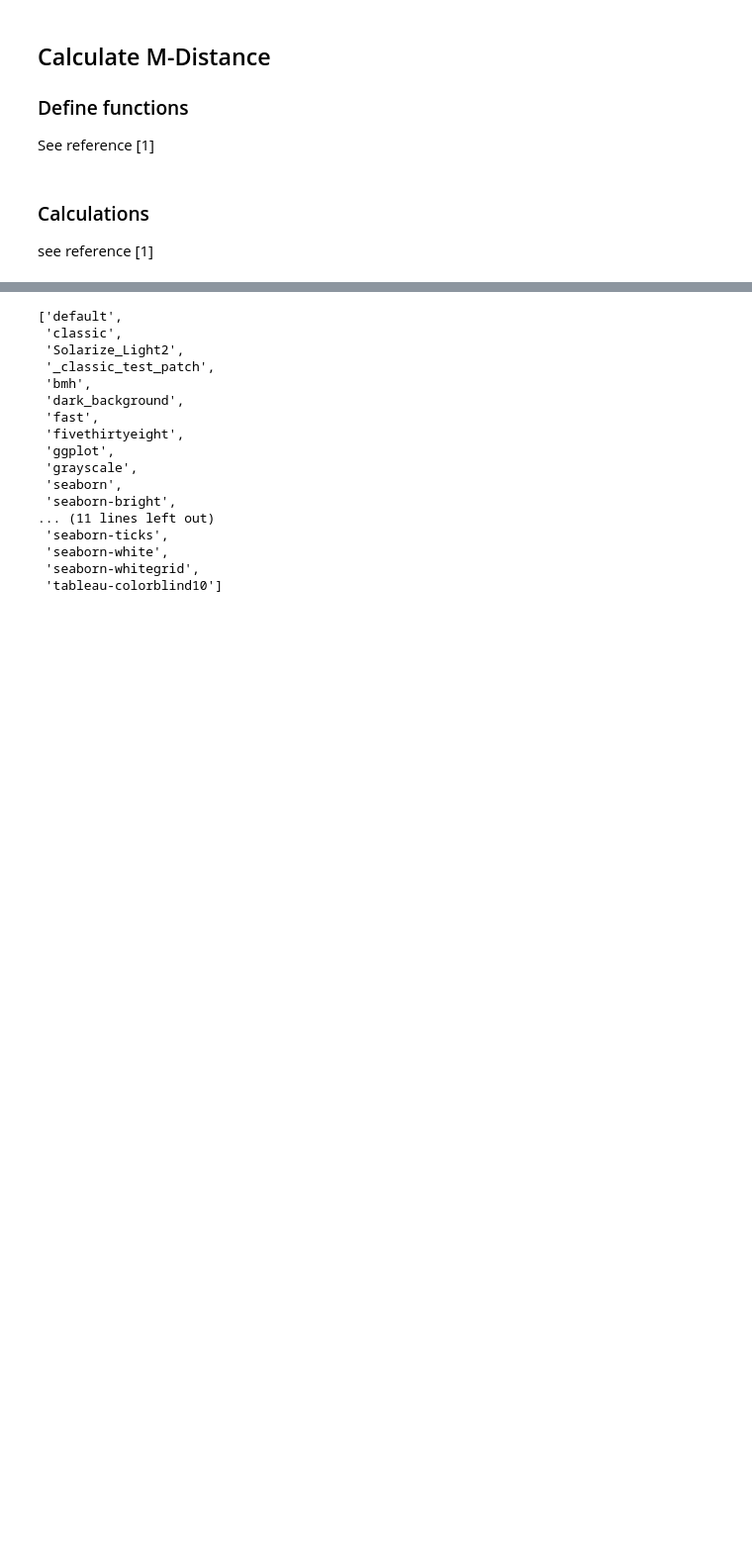
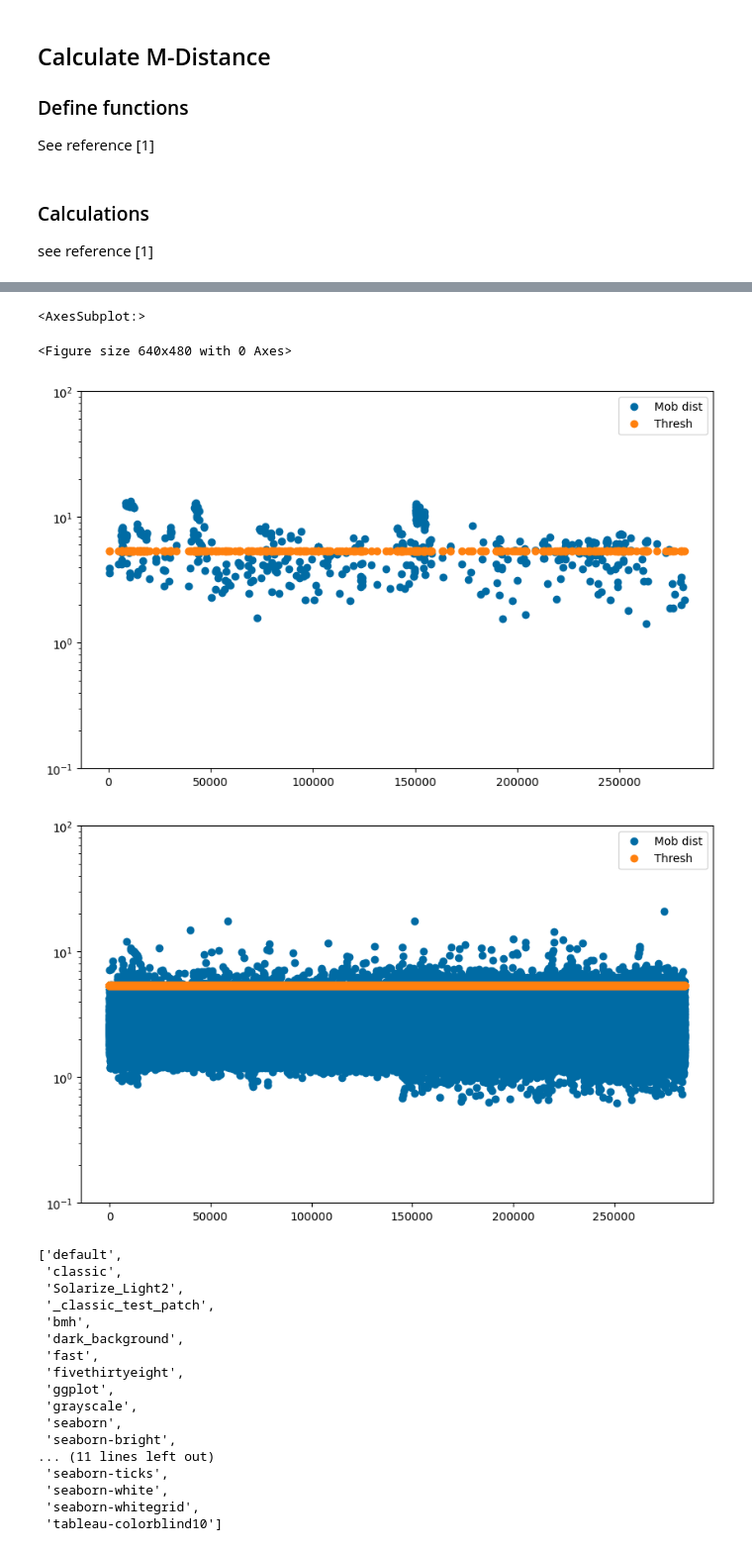
Before and after one commit to vivienneprince/ML-Proj, a Jupyter notebook: PCA_Demo.ipynb, the cells around one changed output, grey strips where cells are left out. Shown at 99% size. Cells and saved outputs as stored; diff of their text form; code cells hidden in the pictures; blank space fills up the shorter version.

```diff
--- a/PCA_Demo.ipynb
+++ b/PCA_Demo.ipynb
@@ -213,3 +232,12 @@ anomaly_alldata[anomaly_alldata['Class']==0 ].drop(['Correct','Class'], axis=1).
+# %%
+plt.figure()
+anomaly_alldata[anomaly_alldata['Class']==1 ].drop(['Correct','Class'], axis=1).plot(marker = 'o', linewidth=0, logy=True, figsize = (10,6), ylim = [1e-1,1e2])
+anomaly_alldata[anomaly_alldata['Class']==0 ].drop(['Correct','Class'], axis=1).plot(marker = 'o', linewidth=0, logy=True, figsize = (10,6), ylim = [1e-1,1e2])
+# %% [output]
+<AxesSubplot:>
+<Figure size 640x480 with 0 Axes>
+[figure, added]
+[figure, added]
 # %%
 style_list = ['default', 'classic'] + sorted(
         style for style in plt.style.available if style != 'classic')
```
Also changed, not shown: parts of 3 cells of this notebook, 5 other files.
